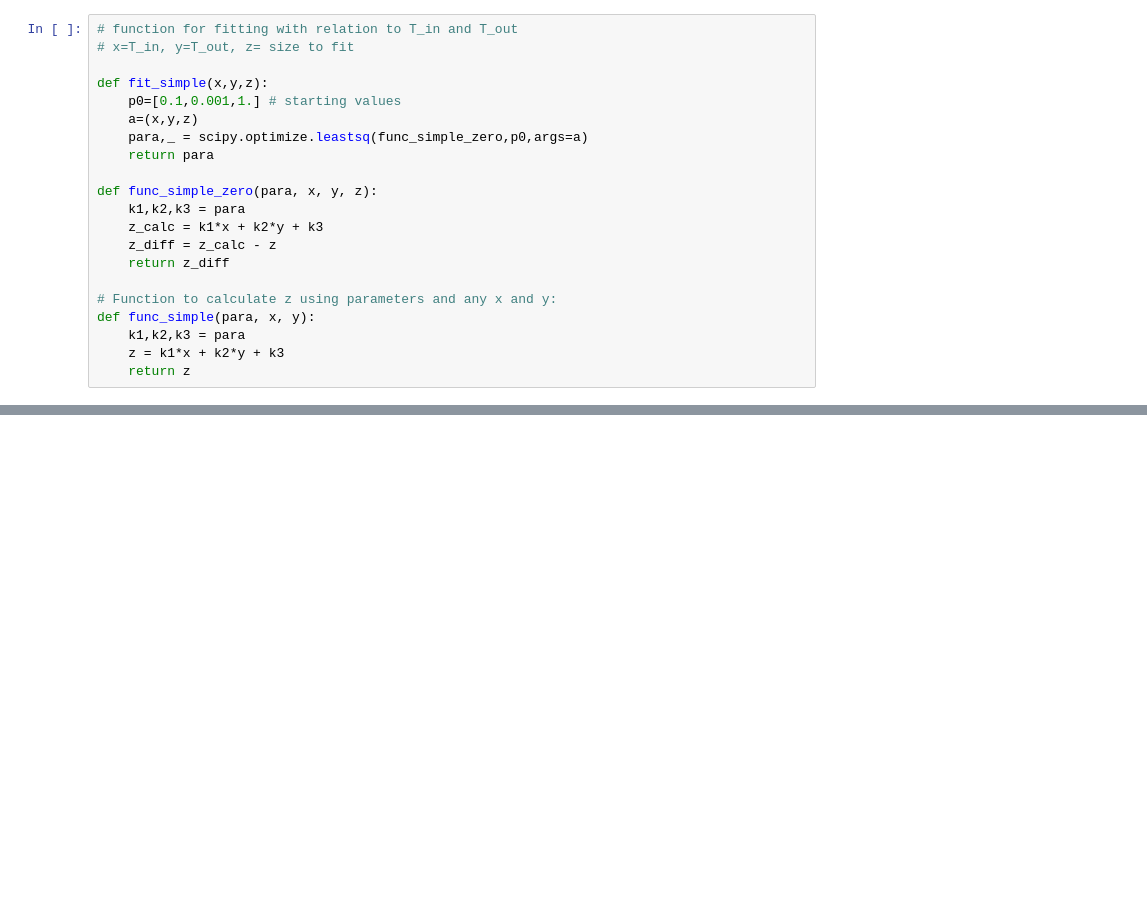
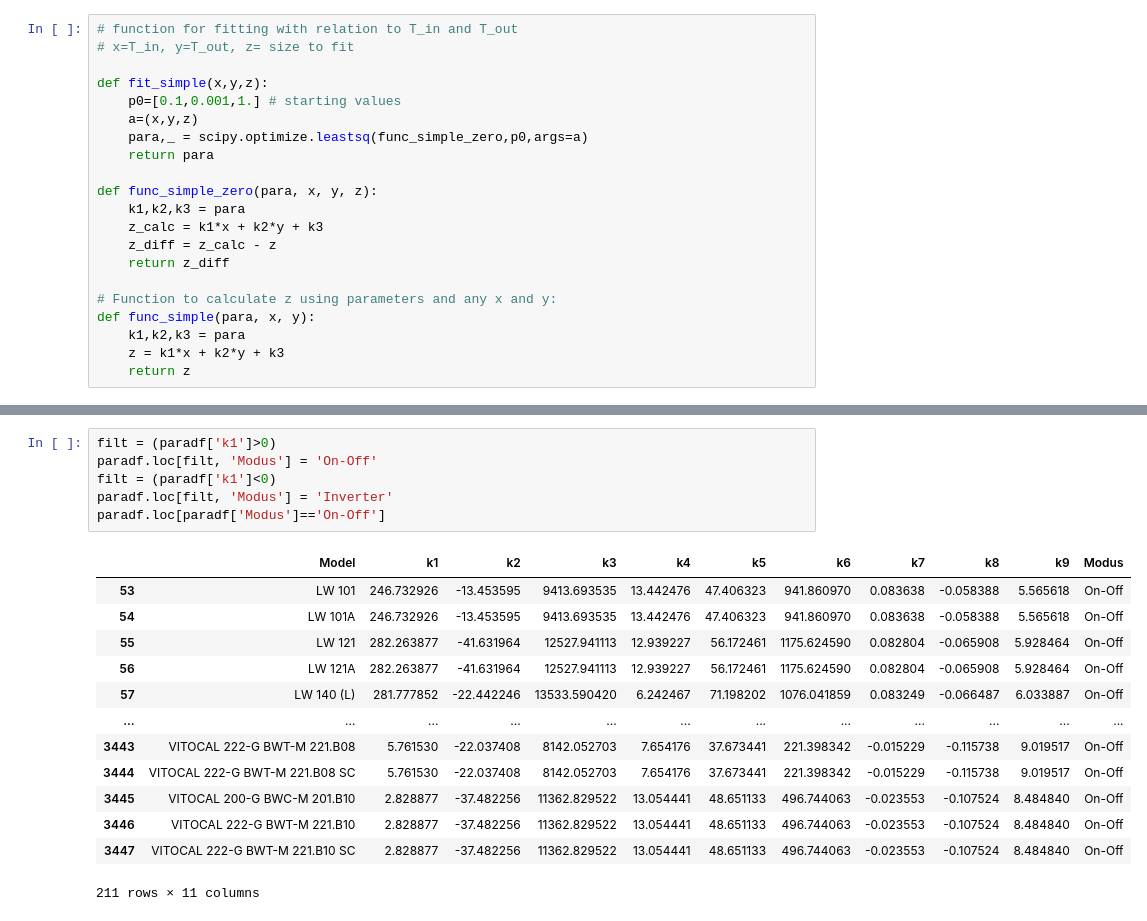
Before and after one commit to FZJ-IEK3-VSA/hplib, a Jupyter notebook: gettingparameters.ipynb, the cells around one changed output, grey strips where cells are left out. Drawn from its saved outputs; the diff is of its cells as text; blank space fills up the shorter version.

```diff
--- a/gettingparameters.ipynb
+++ b/gettingparameters.ipynb
@@ -102,0 +154,20 @@ KeyboardInterrupt:
+# %%
+filt = (paradf['k1']>0)
+paradf.loc[filt, 'Modus'] = 'On-Off'
+filt = (paradf['k1']<0)
+paradf.loc[filt, 'Modus'] = 'Inverter'
+paradf.loc[paradf['Modus']=='On-Off']
+# %% [output]
+|  | Model | k1 | k2 | k3 | k4 | k5 | k6 | k7 | k8 | k9 | Modus |
+| 53 | LW 101 | 246.732926 | -13.453595 | 9413.693535 | 13.442476 | 47.406323 | 941.860970 | 0.083638 | -0.058388 | 5.565618 | On-Off |
+| 54 | LW 101A | 246.732926 | -13.453595 | 9413.693535 | 13.442476 | 47.406323 | 941.860970 | 0.083638 | -0.058388 | 5.565618 | On-Off |
+| 55 | LW 121 | 282.263877 | -41.631964 | 12527.941113 | 12.939227 | 56.172461 | 1175.624590 | 0.082804 | -0.065908 | 5.928464 | On-Off |
+| 56 | LW 121A | 282.263877 | -41.631964 | 12527.941113 | 12.939227 | 56.172461 | 1175.624590 | 0.082804 | -0.065908 | 5.928464 | On-Off |
+| 57 | LW 140 (L) | 281.777852 | -22.442246 | 13533.590420 | 6.242467 | 71.198202 | 1076.041859 | 0.083249 | -0.066487 | 6.033887 | On-Off |
+| ... | ... | ... | ... | ... | ... | ... | ... | ... | ... | ... | ... |
+| 3443 | VITOCAL 222-G BWT-M 221.B08 | 5.761530 | -22.037408 | 8142.052703 | 7.654176 | 37.673441 | 221.398342 | -0.015229 | -0.115738 | 9.019517 | On-Off |
+| 3444 | VITOCAL 222-G BWT-M 221.B08 SC | 5.761530 | -22.037408 | 8142.052703 | 7.654176 | 37.673441 | 221.398342 | -0.015229 | -0.115738 | 9.019517 | On-Off |
+| 3445 | VITOCAL 200-G BWC-M 201.B10 | 2.828877 | -37.482256 | 11362.829522 | 13.054441 | 48.651133 | 496.744063 | -0.023553 | -0.107524 | 8.484840 | On-Off |
+| 3446 | VITOCAL 222-G BWT-M 221.B10 | 2.828877 | -37.482256 | 11362.829522 | 13.054441 | 48.651133 | 496.744063 | -0.023553 | -0.107524 | 8.484840 | On-Off |
+| 3447 | VITOCAL 222-G BWT-M 221.B10 SC | 2.828877 | -37.482256 | 11362.829522 | 13.054441 | 48.651133 | 496.744063 | -0.023553 | -0.107524 | 8.484840 | On-Off |
+211 rows × 11 columns
```
Also changed, not shown: parts of 11 cells of this notebook, 1 other file.
